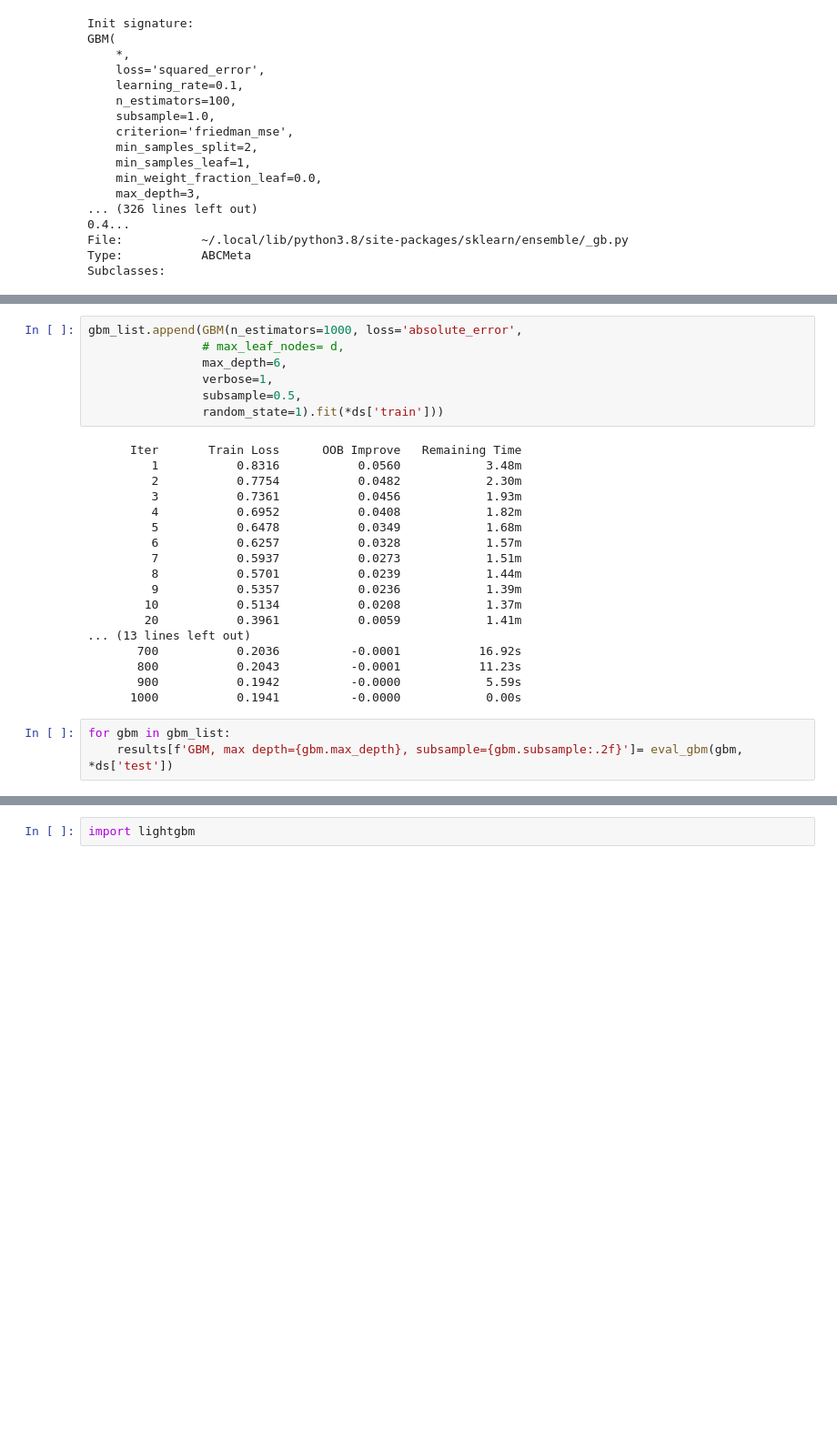
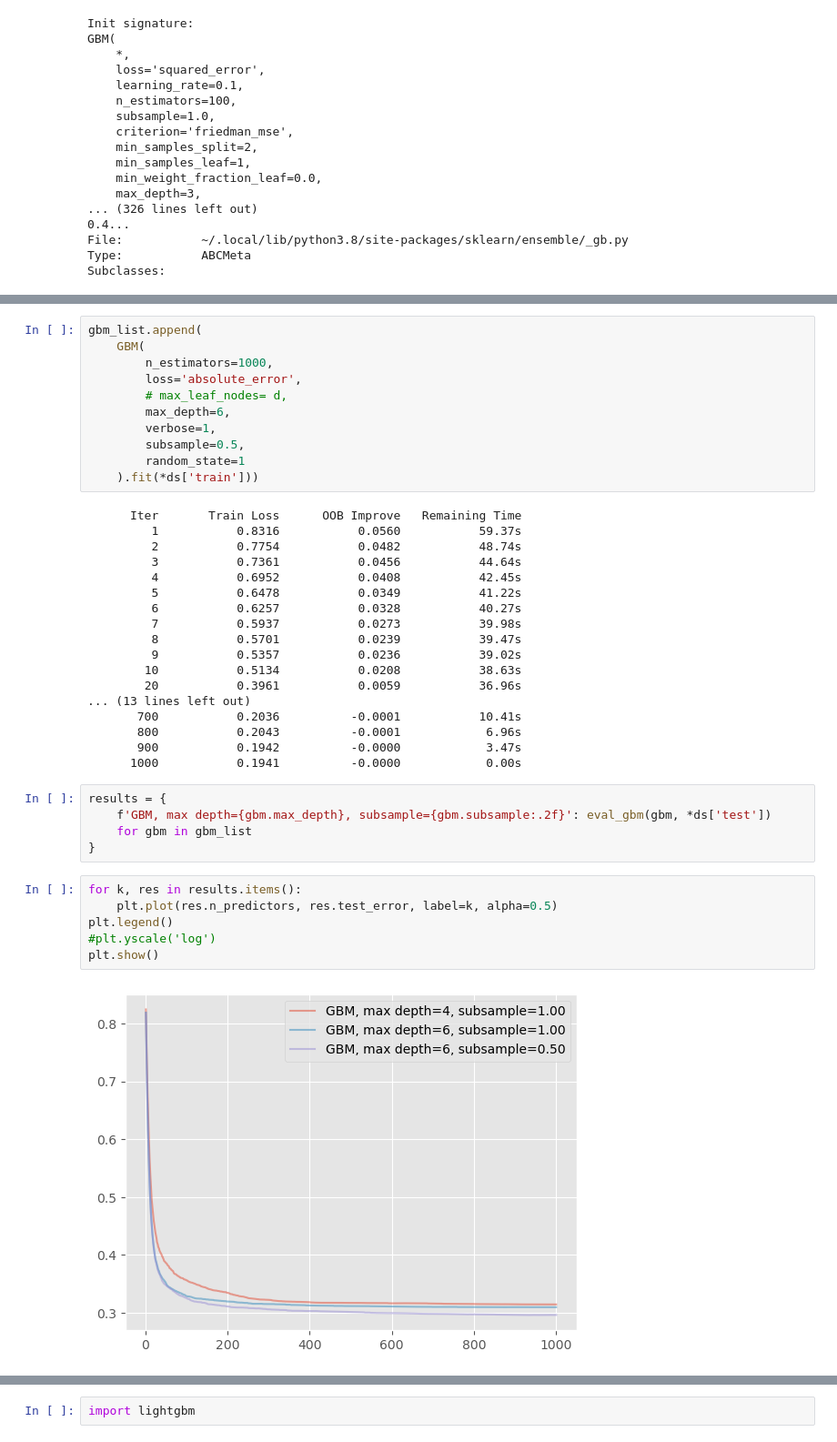
Before and after one commit to prokaj/stat-learning-2022, a Jupyter notebook: week5/Tree_based_methods.ipynb, the cells around one changed output, grey strips where cells are left out. Shown at 91% size. Drawn from its saved outputs; the diff is of its cells as text; blank space fills up the shorter version.

```diff
--- a/week5/Tree_based_methods.ipynb
+++ b/week5/Tree_based_methods.ipynb
@@ -882,29 +890,43 @@ gbm_list = [
       1000           0.2397            0.00s
 # %%
-gbm_list.append(GBM(n_estimators=1000, loss='absolute_error',
-                # max_leaf_nodes= d,
-                max_depth=6,
-                verbose=1,
-                subsample=0.5,
-                random_state=1).fit(*ds['train']))
+gbm_list.append(
+    GBM(
+        n_estimators=1000,
+        loss='absolute_error',
+        # max_leaf_nodes= d,
+        max_depth=6,
+        verbose=1,
+        subsample=0.5,
+        random_state=1
+    ).fit(*ds['train']))
 # %% [output]
       Iter       Train Loss      OOB Improve   Remaining Time
-         1           0.8316           0.0560            3.48m
-         2           0.7754           0.0482            2.30m
-         3           0.7361           0.0456            1.93m
-         4           0.6952           0.0408            1.82m
-         5           0.6478           0.0349            1.68m
-         6           0.6257           0.0328            1.57m
-         7           0.5937           0.0273            1.51m
-         8           0.5701           0.0239            1.44m
-         9           0.5357           0.0236            1.39m
-        10           0.5134           0.0208            1.37m
-        20           0.3961           0.0059            1.41m
+         1           0.8316           0.0560           59.37s
+         2           0.7754           0.0482           48.74s
+         3           0.7361           0.0456           44.64s
+         4           0.6952           0.0408           42.45s
+         5           0.6478           0.0349           41.22s
+         6           0.6257           0.0328           40.27s
+         7           0.5937           0.0273           39.98s
+         8           0.5701           0.0239           39.47s
+         9           0.5357           0.0236           39.02s
+        10           0.5134           0.0208           38.63s
+        20           0.3961           0.0059           36.96s
 ... (13 lines left out)
-       700           0.2036          -0.0001           16.92s
-       800           0.2043          -0.0001           11.23s
-       900           0.1942          -0.0000            5.59s
+       700           0.2036          -0.0001           10.41s
+       800           0.2043          -0.0001            6.96s
+       900           0.1942          -0.0000            3.47s
       1000           0.1941          -0.0000            0.00s
 # %%
-for gbm in gbm_list:
-    results[f'GBM, max depth={gbm.max_depth}, subsample={gbm.subsample:.2f}']= eval_gbm(gbm, *ds['test'])
+results = {
+    f'GBM, max depth={gbm.max_depth}, subsample={gbm.subsample:.2f}': eval_gbm(gbm, *ds['test'])
+    for gbm in gbm_list
+}
+# %%
+for k, res in results.items():
+    plt.plot(res.n_predictors, res.test_error, label=k, alpha=0.5)
+plt.legend()
+#plt.yscale('log')
+plt.show()
+# %% [output]
+[figure, added]
```
Also changed, not shown: parts of 48 cells of this notebook, 1 other file.
